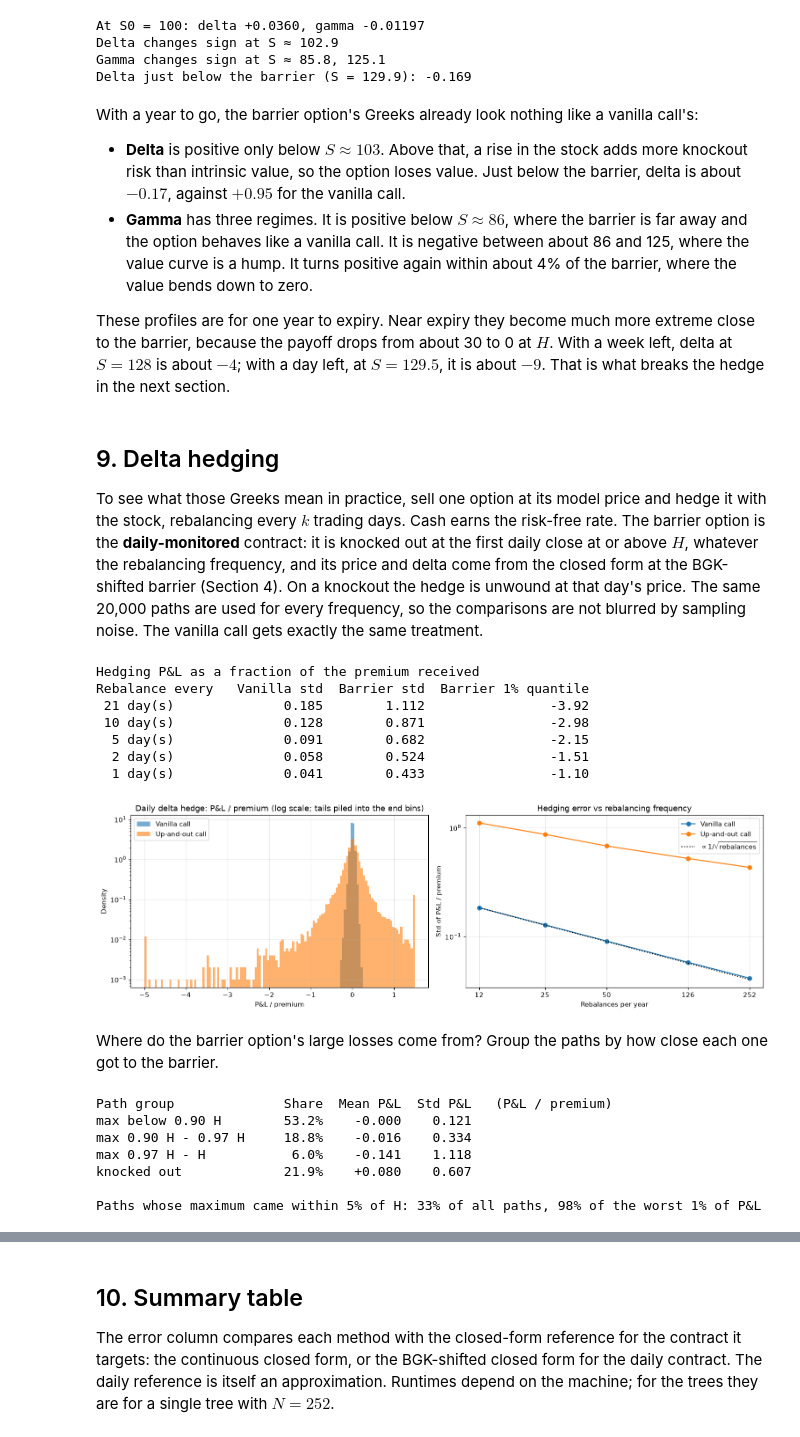
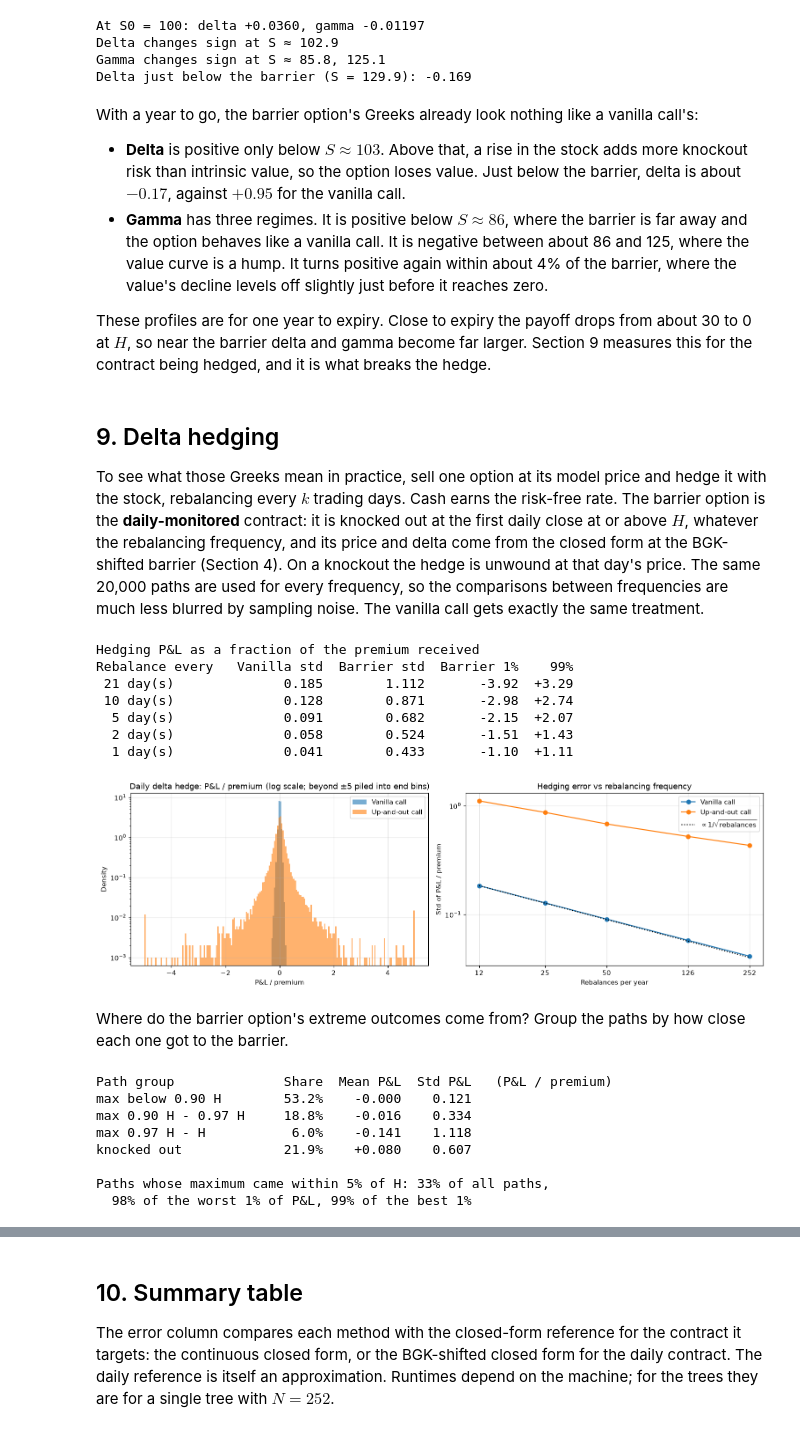
Before and after one commit to MilanKalajdzic/barrier-option-pricing, a Jupyter notebook: notebooks/barrier_option_pricing.ipynb, the cells around one changed output, grey strips where cells are left out. Drawn from its saved outputs; the diff is of its cells as text; code cells hidden in the pictures.

Commit message:
docs: correct tree-bias, hedging-tail and monitoring claims after review

```diff
--- a/notebooks/barrier_option_pricing.ipynb
+++ b/notebooks/barrier_option_pricing.ipynb
@@ -404,12 +414,11 @@ With a year to go, the barrier option's Greeks already look nothing like a vanil
 - **Gamma** has three regimes. It is positive below $S \approx 86$, where the barrier is far
   away and the option behaves like a vanilla call. It is negative between about 86 and 125,
   where the value curve is a hump. It turns positive again within about 4% of the barrier,
-  where the value bends down to zero.
+  where the value's decline levels off slightly just before it reaches zero.
 
-These profiles are for one year to expiry. Near expiry they become much more extreme close
-to the barrier, because the payoff drops from about 30 to 0 at $H$. With a week left, delta at
-$S = 128$ is about $-4$; with a day left, at $S = 129.5$, it is about $-9$. That is what breaks
-the hedge in the next section.
+These profiles are for one year to expiry. Close to expiry the payoff drops from about 30 to 0
+at $H$, so near the barrier delta and gamma become far larger. Section 9 measures this for the
+contract being hedged, and it is what breaks the hedge.
 # %% [markdown]
 ## 9. Delta hedging
 
@@ -418,8 +427,9 @@ it with the stock, rebalancing every $k$ trading days. Cash earns the risk-free
 The barrier option is the **daily-monitored** contract: it is knocked out at the first daily
 close at or above $H$, whatever the rebalancing frequency, and its price and delta come from
 the closed form at the BGK-shifted barrier (Section 4). On a knockout the hedge is unwound at
-that day's price. The same 20,000 paths are used for every frequency, so the comparisons are
-not blurred by sampling noise. The vanilla call gets exactly the same treatment.
+that day's price. The same 20,000 paths are used for every frequency, so the comparisons
+between frequencies are much less blurred by sampling noise. The vanilla call gets exactly
+the same treatment.
 # %%
 hedge_paths = simulate_paths(S0, r, sigma, T, STEPS, 20_000, rng=2024)
 premium = {"vanilla": price_vanilla, "uoc": price_daily}
@@ -430,58 +440,59 @@ pnl = {
 }
 
 print("Hedging P&L as a fraction of the premium received")
-print(f"{'Rebalance every':<17}{'Vanilla std':>12}{'Barrier std':>13}{'Barrier 1% quantile':>21}")
+print(f"{'Rebalance every':<17}{'Vanilla std':>12}{'Barrier std':>13}{'Barrier 1%':>12}{'99%':>7}")
 for k in freqs:
     v = pnl["vanilla"][k] / premium["vanilla"]
     u = pnl["uoc"][k] / premium["uoc"]
-    print(f"{k:>3} day(s)       {v.std():>12.3f}{u.std():>13.3f}{np.quantile(u, 0.01):>21.2f}")
+    q01, q99 = np.quantile(u, [0.01, 0.99])
+    print(f"{k:>3} day(s)       {v.std():>12.3f}{u.std():>13.3f}{q01:>+12.2f}{q99:>+7.2f}")
 # %% [output]
 Hedging P&L as a fraction of the premium received
-Rebalance every   Vanilla std  Barrier std  Barrier 1% quantile
- 21 day(s)              0.185        1.112                -3.92
- 10 day(s)              0.128        0.871                -2.98
-  5 day(s)              0.091        0.682                -2.15
-  2 day(s)              0.058        0.524                -1.51
-  1 day(s)              0.041        0.433                -1.10
+Rebalance every   Vanilla std  Barrier std  Barrier 1%    99%
+ 21 day(s)              0.185        1.112       -3.92  +3.29
+ 10 day(s)              0.128        0.871       -2.98  +2.74
+  5 day(s)              0.091        0.682       -2.15  +2.07
+  2 day(s)              0.058        0.524       -1.51  +1.43
+  1 day(s)              0.041        0.433       -1.10  +1.11
 # %%
 fig, (ax1, ax2) = plt.subplots(1, 2, figsize=(14, 4.5))
-bins = np.linspace(-5, 1.5, 131)
+bins = np.linspace(-5, 5, 201)
 for opt, label in [("vanilla", "Vanilla call"), ("uoc", "Up-and-out call")]:
     rel = np.clip(pnl[opt][1] / premium[opt], bins[0], bins[-1])
     ax1.hist(rel, bins=bins, density=True, alpha=0.6, label=label)
 ax1.set_yscale("log")
 ax1.set(
-    title="Daily delta hedge: P&L / premium (log scale; tails piled into the end bins)",
+    title="Daily delta hedge: P&L / premium (log scale; beyond ±5 piled into end bins)",
     xlabel="P&L / premium",
     ylabel="Density",
 )
 ax1.legend()
 
 n_rebalances = np.array([STEPS / k for k in freqs])
 for opt, label in [("vanilla", "Vanilla call"), ("uoc", "Up-and-out call")]:
     stds = [(pnl[opt][k] / premium[opt]).std() for k in freqs]
     ax2.plot(n_rebalances, stds, "o-", label=label)
 ref = (pnl["vanilla"][freqs[0]] / premium["vanilla"]).std() * np.sqrt(
     n_rebalances[0] / n_rebalances
 )
 ax2.plot(n_rebalances, ref, "k:", label=r"$\propto 1/\sqrt{\text{rebalances}}$")
 ax2.set_xscale("log")
 ax2.set_yscale("log")
 ax2.minorticks_off()
 ax2.set_xticks(n_rebalances, [f"{n:.0f}" for n in n_rebalances])
 ax2.set(
     title="Hedging error vs rebalancing frequency",
     xlabel="Rebalances per year",
     ylabel="Std of P&L / premium",
 )
 ax2.legend()
 fig.tight_layout()
 fig.savefig(FIG_DIR / "hedging_pnl.png", dpi=150, bbox_inches="tight")
 plt.show()
 # %% [output]
-[figure, old version]
+[figure, new version]
 # %% [markdown]
-Where do the barrier option's large losses come from? Group the paths by how close each one got to the barrier.
+Where do the barrier option's extreme outcomes come from? Group the paths by how close each one got to the barrier.
 # %%
 daily = pnl["uoc"][1] / premium["uoc"]
 closeness = hedge_paths.max(axis=1) / H
@@ -496,10 +507,11 @@ for name, lo, hi in buckets:
     m = (closeness >= lo) & (closeness < hi)
     print(f"{name:<22}{m.mean():>7.1%}{daily[m].mean():>+10.3f}{daily[m].std():>9.3f}")
 
-tail = daily <= np.quantile(daily, 0.01)
-near = (closeness >= 0.95).mean()
-print(f"\nPaths whose maximum came within 5% of H: {near:.0%} of all paths, ", end="")
-print(f"{(closeness[tail] >= 0.95).mean():.0%} of the worst 1% of P&L")
+near = closeness >= 0.95
+worst = daily <= np.quantile(daily, 0.01)
+best = daily >= np.quantile(daily, 0.99)
+print(f"\nPaths whose maximum came within 5% of H: {near.mean():.0%} of all paths,")
+print(f"  {near[worst].mean():.0%} of the worst 1% of P&L, {near[best].mean():.0%} of the best 1%")
 # %% [output]
 Path group              Share  Mean P&L  Std P&L   (P&L / premium)
 max below 0.90 H        53.2%    -0.000    0.121
@@ -507,4 +519,5 @@ max 0.90 H - 0.97 H     18.8%    -0.016    0.334
 max 0.97 H - H           6.0%    -0.141    1.118
 knocked out             21.9%    +0.080    0.607
 
-Paths whose maximum came within 5% of H: 33% of all paths, 98% of the worst 1% of P&L
+Paths whose maximum came within 5% of H: 33% of all paths,
+  98% of the worst 1% of P&L, 99% of the best 1%
```
Also changed, not shown: parts of 8 cells of this notebook, 2 other files.
